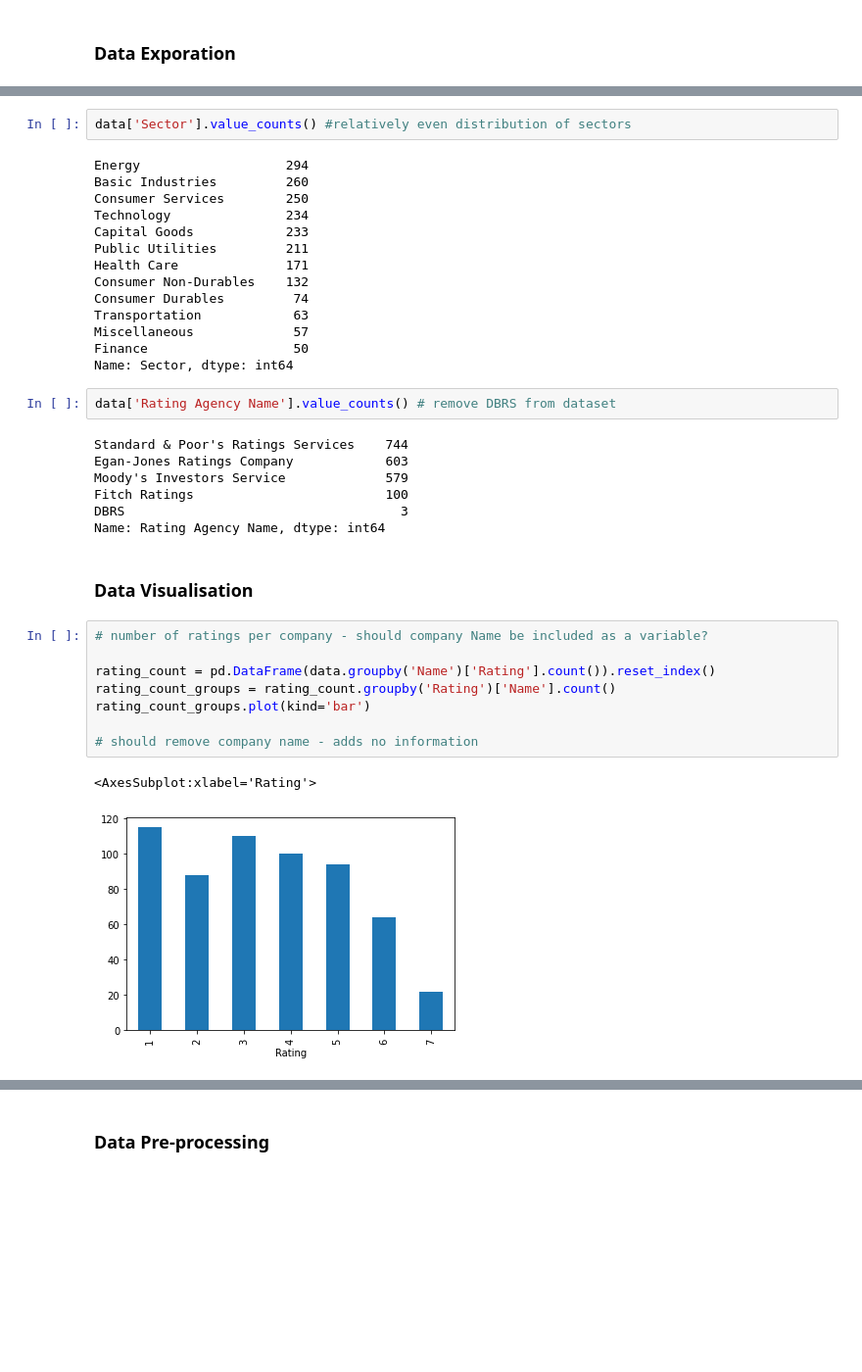
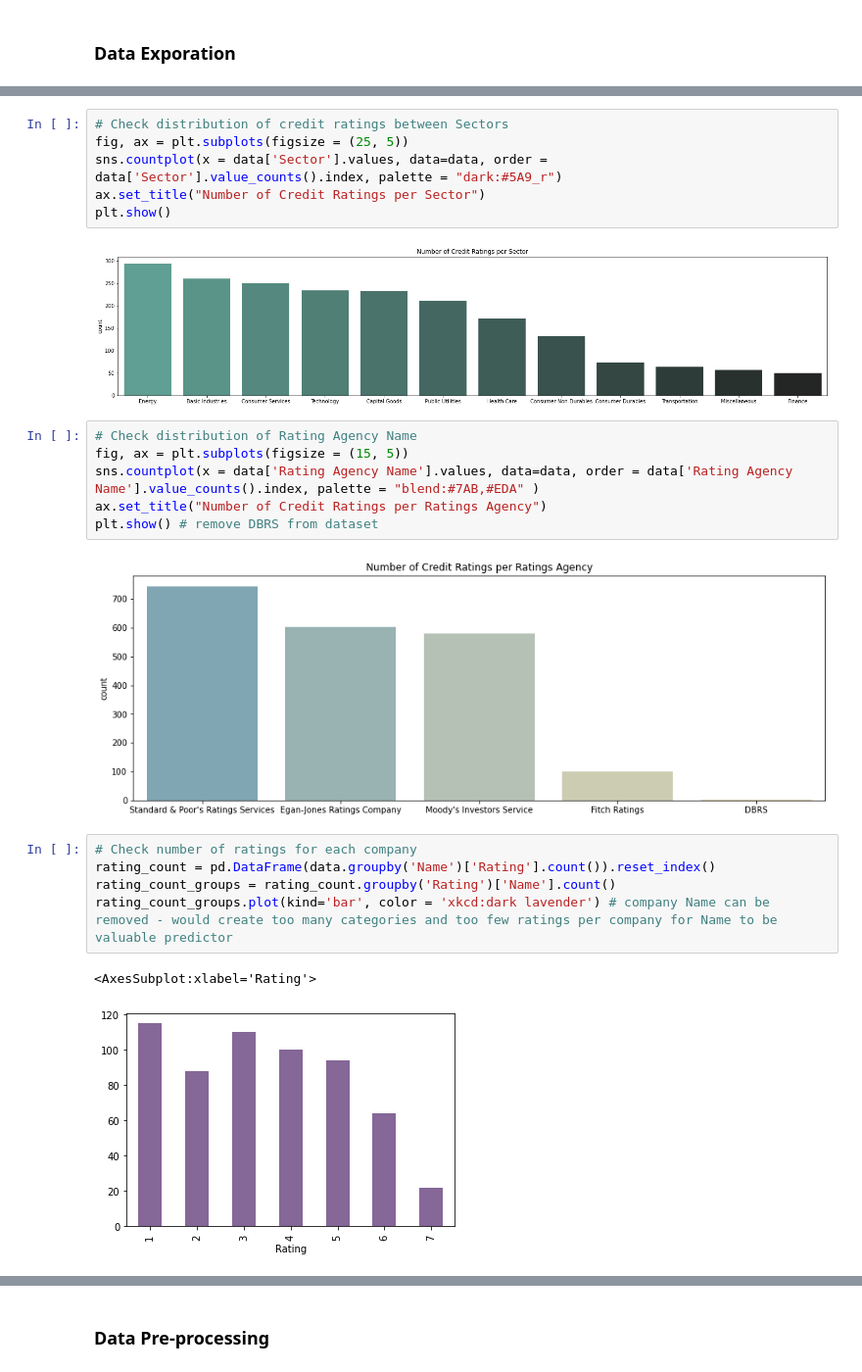
Before and after one commit to bethbarlow7/udacity_ds_nanodegree_capstone, a Jupyter notebook: data/EDA.ipynb, the cells around one changed output, grey strips where cells are left out. Shown at 98% size. Drawn from its saved outputs; the diff is of its cells as text; blank space fills up the shorter version.

```diff
--- a/data/EDA.ipynb
+++ b/data/EDA.ipynb
@@ -103,38 +120,24 @@ Name: Rating, dtype: int64
 # %%
-data['Sector'].value_counts() #relatively even distribution of sectors
+# Check distribution of credit ratings between Sectors
+fig, ax = plt.subplots(figsize = (25, 5))
+sns.countplot(x = data['Sector'].values, data=data, order = data['Sector'].value_counts().index, palette = "dark:#5A9_r")
+ax.set_title("Number of Credit Ratings per Sector")
+plt.show()
 # %% [output]
-Energy                   294
-Basic Industries         260
-Consumer Services        250
-Technology               234
-Capital Goods            233
-Public Utilities         211
-Health Care              171
-Consumer Non-Durables    132
-Consumer Durables         74
-Transportation            63
-Miscellaneous             57
-Finance                   50
-Name: Sector, dtype: int64
+[figure, added]
 # %%
-data['Rating Agency Name'].value_counts() # remove DBRS from dataset
+# Check distribution of Rating Agency Name
+fig, ax = plt.subplots(figsize = (15, 5))
+sns.countplot(x = data['Rating Agency Name'].values, data=data, order = data['Rating Agency Name'].value_counts().index, palette = "blend:#7AB,#EDA" )
+ax.set_title("Number of Credit Ratings per Ratings Agency")
+plt.show() # remove DBRS from dataset
 # %% [output]
-Standard & Poor's Ratings Services    744
-Egan-Jones Ratings Company            603
-Moody's Investors Service             579
-Fitch Ratings                         100
-DBRS                                    3
-Name: Rating Agency Name, dtype: int64
+[figure, added]
-# %% [markdown]
-### Data Visualisation
 # %%
-# number of ratings per company - should company Name be included as a variable?
-
+# Check number of ratings for each company
 rating_count = pd.DataFrame(data.groupby('Name')['Rating'].count()).reset_index()
 rating_count_groups = rating_count.groupby('Rating')['Name'].count()
-rating_count_groups.plot(kind='bar')
-
-# should remove company name - adds no information
+rating_count_groups.plot(kind='bar', color = 'xkcd:dark lavender') # company Name can be removed - would create too many categories and too few ratings per company for Name to be valuable predictor
 # %% [output]
 <AxesSubplot:xlabel='Rating'>
-[figure, old version]
+[figure, new version]
```
Also changed, not shown: parts of 43 cells of this notebook, 4 other files.
